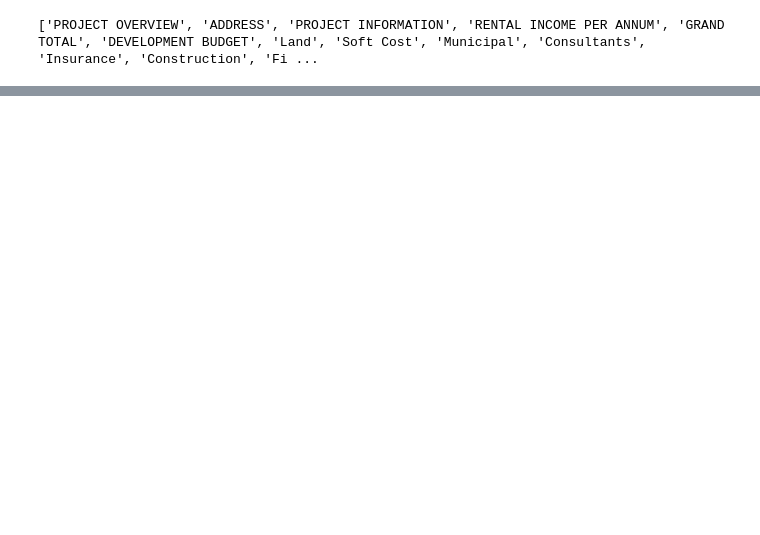
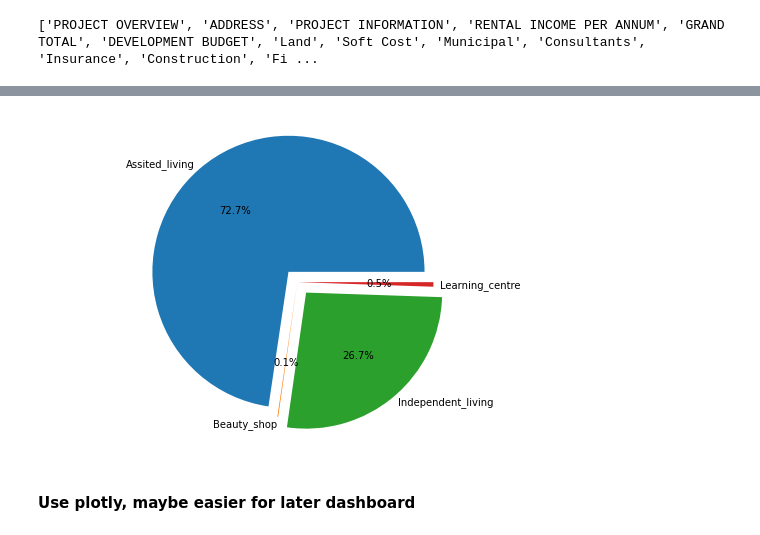
Before and after one commit to Boson-data-solution/ATL-Financial-Viz, a Jupyter notebook: eda/EDA.ipynb, the cells around one changed output, grey strips where cells are left out. Cells and saved outputs as stored; diff of their text form; code cells hidden in the pictures; blank space fills up the shorter version.

```diff
--- a/eda/EDA.ipynb
+++ b/eda/EDA.ipynb
@@ -124,0 +162,11 @@ df_RENTALINCOMEPERANNUM
+# %%
+plt.figure(figsize=(9,6))
+income_new = income.sort_values('Asset')
+plt.pie(income_new.Yearly_income, labels=income_new.Asset, autopct='%1.1f%%',
+        labeldistance=1.05, explode=(0.1,0,0.1,0))
+plt.axis('equal')
+plt.show()
+# %% [output]
+[figure, added]
+# %% [markdown]
+#### Use plotly, maybe easier for later dashboard
```
Also changed, not shown: parts of 13 cells of this notebook, 3 other files.
